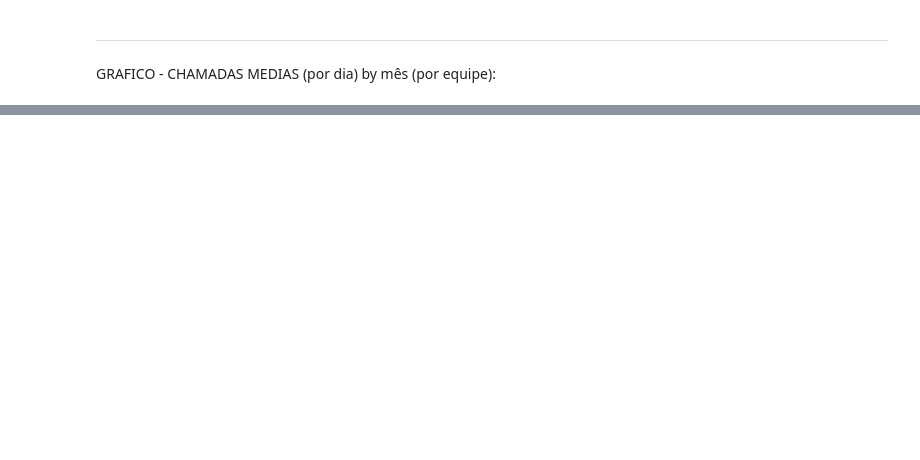
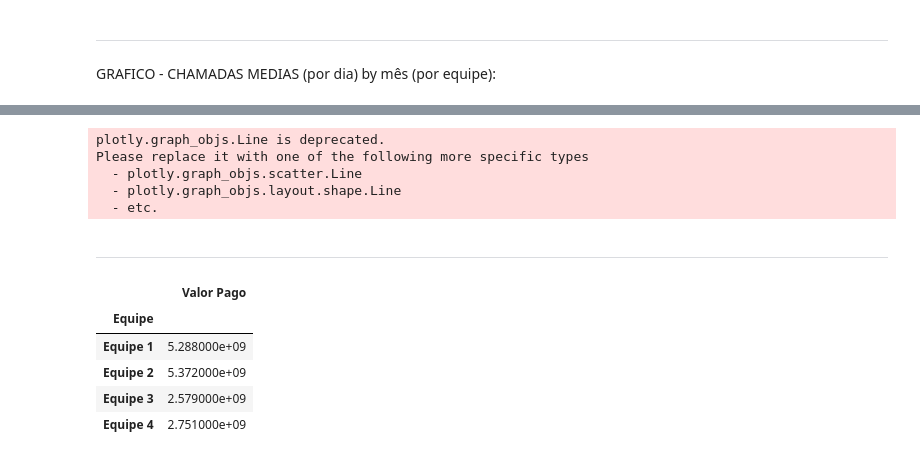
Before and after one commit to talesaraujoc/sales_dashboard, a Jupyter notebook: notebook.ipynb, the cells around one changed output, grey strips where cells are left out. Cells and saved outputs as stored; diff of their text form; code cells hidden in the pictures; blank space fills up the shorter version.

```diff
--- a/notebook.ipynb
+++ b/notebook.ipynb
@@ -179,0 +227,23 @@ df_y
+# %%
+fig.add_trace(go.Line(x=df_gama['Mês'], y=df_gama['Valor Pago']))
+fig.add_trace(go.Line(x=df_vendas_geral_equipe_1['Mês'], y=df_vendas_geral_equipe_1['Valor Pago']))
+
+fig.show()
+# %% [output]
+plotly.graph_objs.Line is deprecated.
+Please replace it with one of the following more specific types
+  - plotly.graph_objs.scatter.Line
+  - plotly.graph_objs.layout.shape.Line
+  - etc.
+# %% [markdown]
+---
+# %%
+df_targetz = df.groupby('Equipe').agg({'Valor Pago':'sum'})
+df_targetz
+# %% [output]
+|  | Valor Pago |
+| Equipe |  |
+| Equipe 1 | 5.288000e+09 |
+| Equipe 2 | 5.372000e+09 |
+| Equipe 3 | 2.579000e+09 |
+| Equipe 4 | 2.751000e+09 |
```
Also changed, not shown: parts of 15 cells of this notebook, 2 other files.
